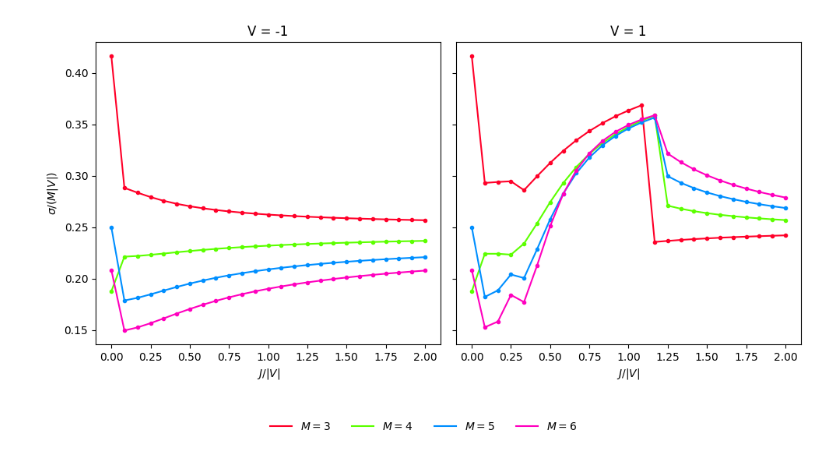
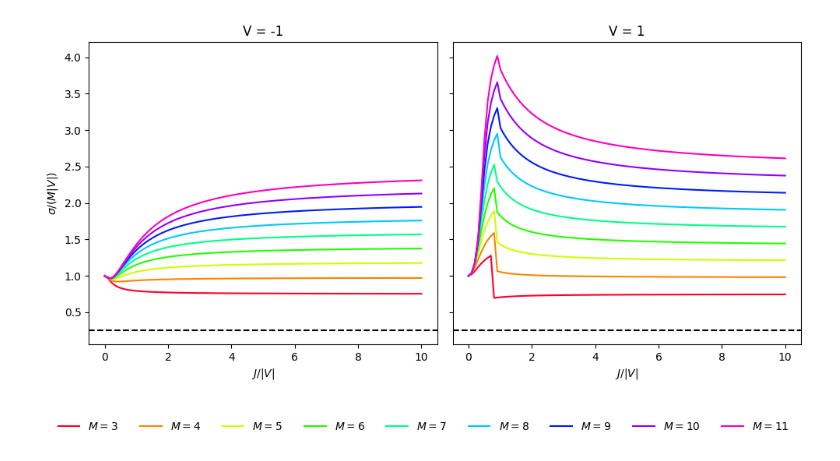
Before and after one commit to jwdesroches/synthetic_dimensions, a Jupyter notebook: phase_diagram/sigma_plotting.ipynb, the cells around one changed output. Saved outputs shown, nothing was run; the diff lists cells and outputs as text; code cells hidden in the pictures.

Commit message:
updated some sigma plotting stuff

```diff
--- a/phase_diagram/sigma_plotting.ipynb
+++ b/phase_diagram/sigma_plotting.ipynb
@@ -12,8 +12,8 @@ import pandas as pd
 import warnings
 warnings.filterwarnings("ignore")
 # %%
-N = 3
-Ms = range(3,7)
+N = 2
+Ms = range(3,12)
 colors = get_cmap("gist_rainbow", len(Ms))
 
 fig, (ax1, ax2) = plt.subplots(figsize=(10, 5), ncols=2, sharey=True)
@@ -24,34 +24,45 @@ for V in [-1, 1]:
     if V == -1:
         ax = ax1
     else:
         ax = ax2
 
     for idx, M in enumerate(Ms):
         states, _ = enumerate_states(N, M)
 
-        J_V_ratios = np.linspace(0, 2, 25)
+        J_V_ratios = np.linspace(0, 10, 100)
         mu_V_ratio = 0
         normalized_sigmas = []
+        sigmas = []
 
         for J_V_ratio in J_V_ratios:
             H = construct_rescaled_hamiltonian(N, M, V, mu_V_ratio, J_V_ratio)
             eigenvalues, eigenvectors = exact_diagonalize(H)
             sigma = sigma_ij(i=0, j=1, wavefunction=eigenvectors[0], states=states, N=N, M=M)
+            sigmas.append(sigma)
             normalized_sigmas.append(sigma / M)
 
-        line, = ax.plot(J_V_ratios, normalized_sigmas, "-", color=colors(idx), label=f"$M={M}$")
-        ax.plot(J_V_ratios, normalized_sigmas, ".", color=colors(idx))
+        line, = ax.plot(J_V_ratios, sigmas, "-", color=colors(idx), label=f"$M={M}$")
+
+        # line, = ax.plot(J_V_ratios, normalized_sigmas, "-", color=colors(idx), label=f"$M={M}$")
+        #ax.plot(J_V_ratios, normalized_sigmas, ".", color=colors(idx))
         if V == -1:
             lines.append(line)
             labels.append(f"$M={M}$")
 
         ax.set_xlabel("$J/|V|$")
         ax.set_title(f"V = {V}")
 
 ax1.set_ylabel("$\sigma/(M|V|)$")
+
+"""ax1.set_ylim(0,0.5)
+ax2.set_ylim(0,0.5)"""
+
+ax1.axhline(0.25, color="black", linestyle="--")
+ax2.axhline(0.25, color="black", linestyle="--")
+
 fig.legend(lines, labels, loc="lower center", bbox_to_anchor=(0.5, -0.1), ncol=9, frameon=False)
 plt.tight_layout()
 plt.subplots_adjust(bottom=0.15)
 plt.show()
 # %% [output]
-[figure, old version]
+[figure, new version]
```
